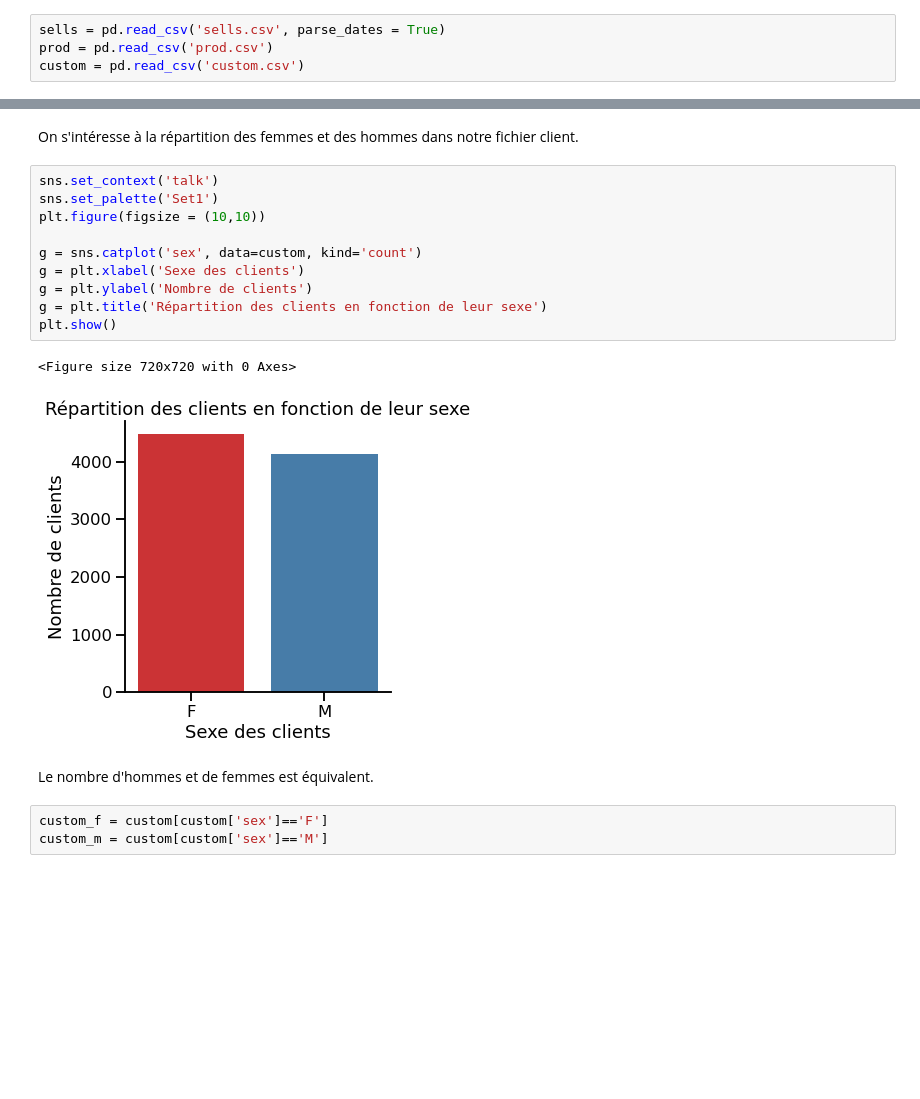
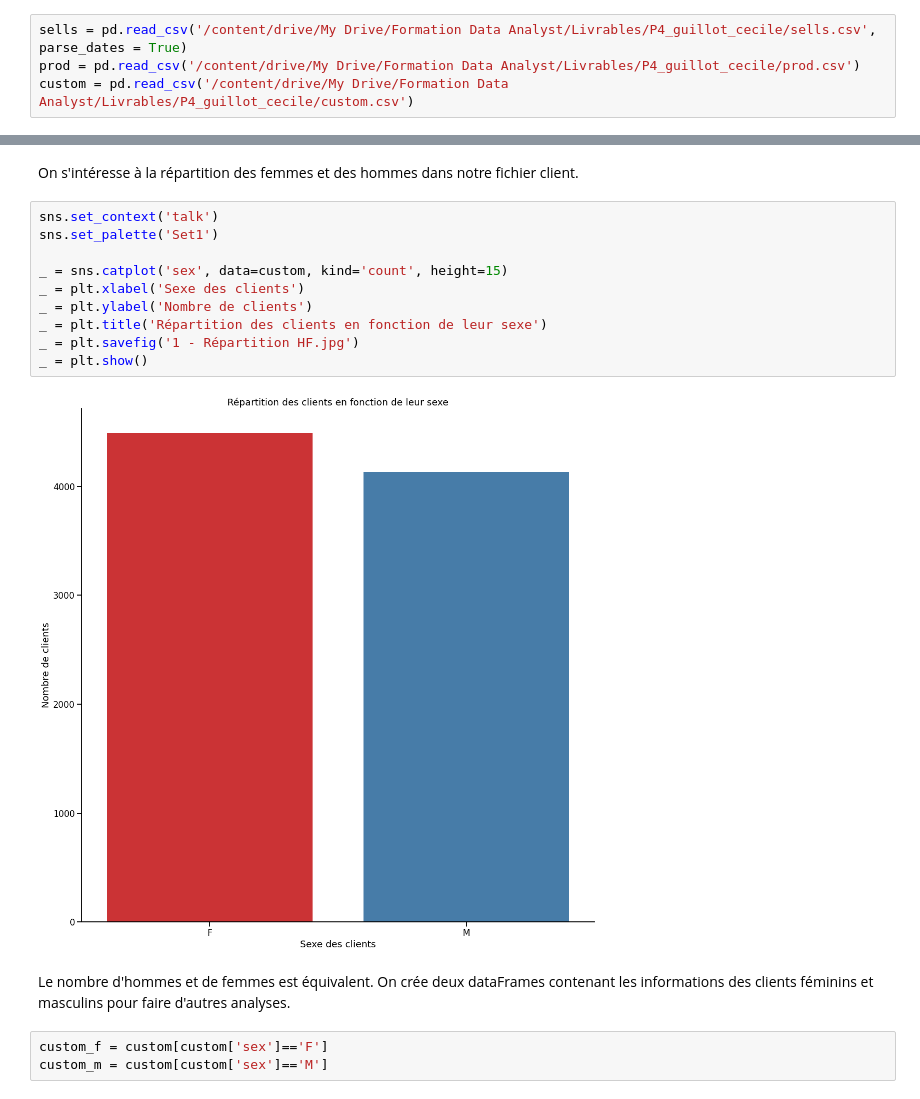
Before and after one commit to Sylvariane/Analyse-des-ventes-d-une-entreprise, a Jupyter notebook: P04_02_scriptanalyse.ipynb, the cells around one changed output, grey strips where cells are left out. Cells and saved outputs as stored; diff of their text form; blank space fills up the shorter version.

```diff
--- a/P04_02_scriptanalyse.ipynb
+++ b/P04_02_scriptanalyse.ipynb
@@ -15,6 +27,6 @@ import seaborn as sns
 
 import datetime as dt
 # %%
-sells = pd.read_csv('sells.csv', parse_dates = True)
-prod = pd.read_csv('prod.csv')
-custom = pd.read_csv('custom.csv')
+sells = pd.read_csv('/content/drive/My Drive/Formation Data Analyst/Livrables/P4_guillot_cecile/sells.csv', parse_dates = True)
+prod = pd.read_csv('/content/drive/My Drive/Formation Data Analyst/Livrables/P4_guillot_cecile/prod.csv')
+custom = pd.read_csv('/content/drive/My Drive/Formation Data Analyst/Livrables/P4_guillot_cecile/custom.csv')
@@ -63,18 +77,17 @@ On s'intéresse à la répartition des femmes et des hommes dans notre fichier c
 # %%
 sns.set_context('talk')
 sns.set_palette('Set1')
-plt.figure(figsize = (10,10))
 
-g = sns.catplot('sex', data=custom, kind='count')
-g = plt.xlabel('Sexe des clients')
-g = plt.ylabel('Nombre de clients')
-g = plt.title('Répartition des clients en fonction de leur sexe')
-plt.show()
+_ = sns.catplot('sex', data=custom, kind='count', height=15)
+_ = plt.xlabel('Sexe des clients')
+_ = plt.ylabel('Nombre de clients')
+_ = plt.title('Répartition des clients en fonction de leur sexe')
+_ = plt.savefig('1 - Répartition HF.jpg')
+_ = plt.show()
 # %% [output]
-<Figure size 720x720 with 0 Axes>
-[figure, old version]
+[figure, new version]
 # %% [markdown]
-Le nombre d'hommes et de femmes est équivalent.
+Le nombre d'hommes et de femmes est équivalent. On crée deux dataFrames contenant les informations des clients féminins et masculins pour faire d'autres analyses.
 # %%
 custom_f = custom[custom['sex']=='F']
 custom_m = custom[custom['sex']=='M']
```
Also changed, not shown: parts of 99 cells of this notebook.
